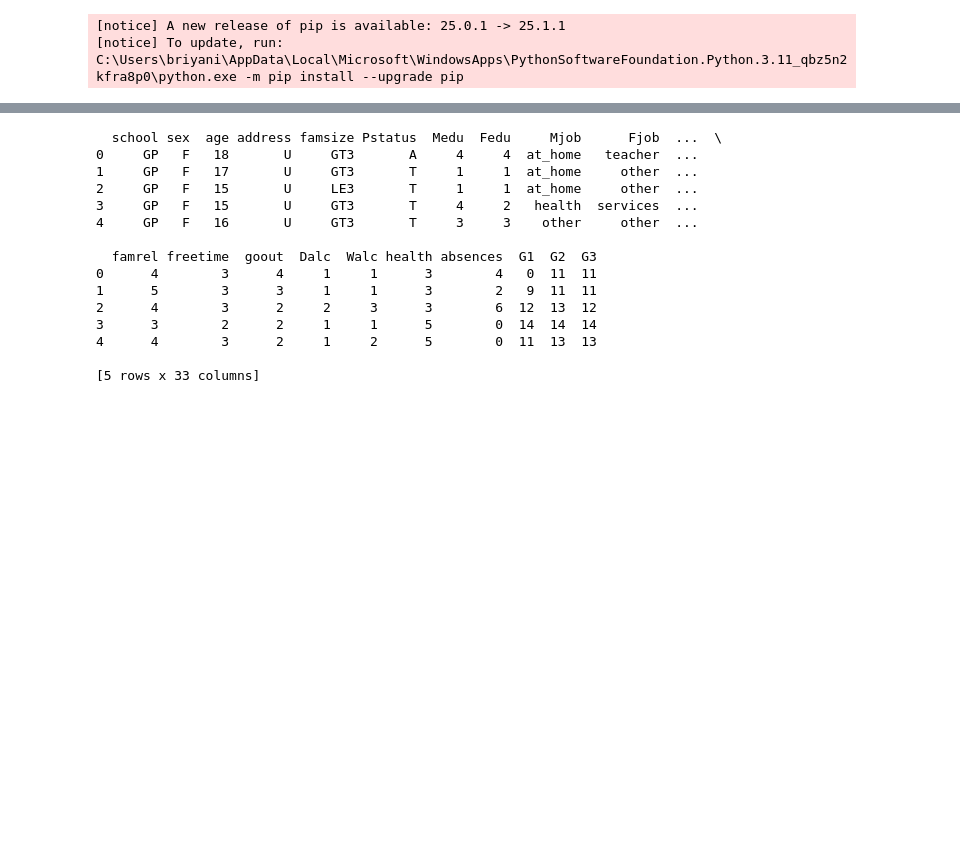
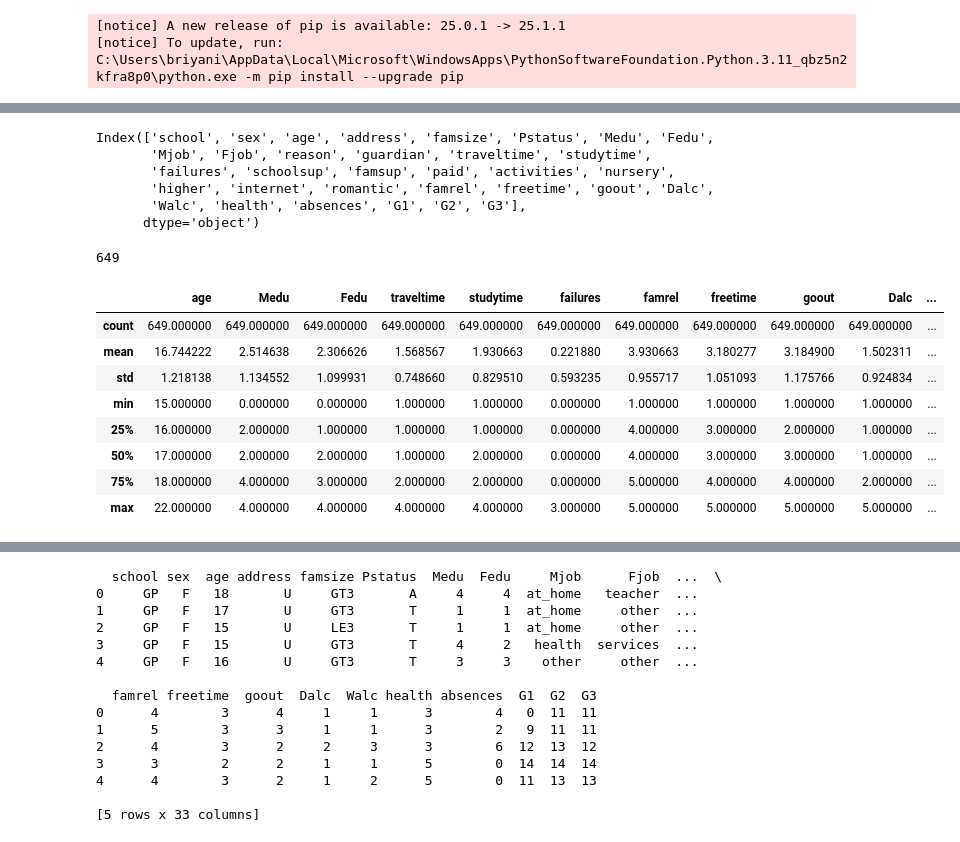
Before and after one commit to Seetharamanrs/Student_performance_analysis, a Jupyter notebook: Eda-analysis/student.ipynb, the cells around one changed output, grey strips where cells are left out. Cells and saved outputs as stored; diff of their text form; code cells hidden in the pictures; blank space fills up the shorter version.

```diff
--- a/Eda-analysis/student.ipynb
+++ b/Eda-analysis/student.ipynb
@@ -96,0 +50,25 @@ df=pd.concat([X,y],axis=1)
+# %%
+df.columns
+# %% [output]
+Index(['school', 'sex', 'age', 'address', 'famsize', 'Pstatus', 'Medu', 'Fedu',
+       'Mjob', 'Fjob', 'reason', 'guardian', 'traveltime', 'studytime',
+       'failures', 'schoolsup', 'famsup', 'paid', 'activities', 'nursery',
+       'higher', 'internet', 'romantic', 'famrel', 'freetime', 'goout', 'Dalc',
+       'Walc', 'health', 'absences', 'G1', 'G2', 'G3'],
+      dtype='object')
+# %%
+len(df)
+# %% [output]
+649
+# %%
+df.describe()
+# %% [output]
+|  | age | Medu | Fedu | traveltime | studytime | failures | famrel | freetime | goout | Dalc | ... |
+| count | 649.000000 | 649.000000 | 649.000000 | 649.000000 | 649.000000 | 649.000000 | 649.000000 | 649.000000 | 649.000000 | 649.000000 | ... |
+| mean | 16.744222 | 2.514638 | 2.306626 | 1.568567 | 1.930663 | 0.221880 | 3.930663 | 3.180277 | 3.184900 | 1.502311 | ... |
+| std | 1.218138 | 1.134552 | 1.099931 | 0.748660 | 0.829510 | 0.593235 | 0.955717 | 1.051093 | 1.175766 | 0.924834 | ... |
+| min | 15.000000 | 0.000000 | 0.000000 | 1.000000 | 1.000000 | 0.000000 | 1.000000 | 1.000000 | 1.000000 | 1.000000 | ... |
+| 25% | 16.000000 | 2.000000 | 1.000000 | 1.000000 | 1.000000 | 0.000000 | 4.000000 | 3.000000 | 2.000000 | 1.000000 | ... |
+| 50% | 17.000000 | 2.000000 | 2.000000 | 1.000000 | 2.000000 | 0.000000 | 4.000000 | 3.000000 | 3.000000 | 1.000000 | ... |
+| 75% | 18.000000 | 4.000000 | 3.000000 | 2.000000 | 2.000000 | 0.000000 | 5.000000 | 4.000000 | 4.000000 | 2.000000 | ... |
+| max | 22.000000 | 4.000000 | 4.000000 | 4.000000 | 4.000000 | 3.000000 | 5.000000 | 5.000000 | 5.000000 | 5.000000 | ... |
```
Also changed, not shown: parts of 8 cells of this notebook.
